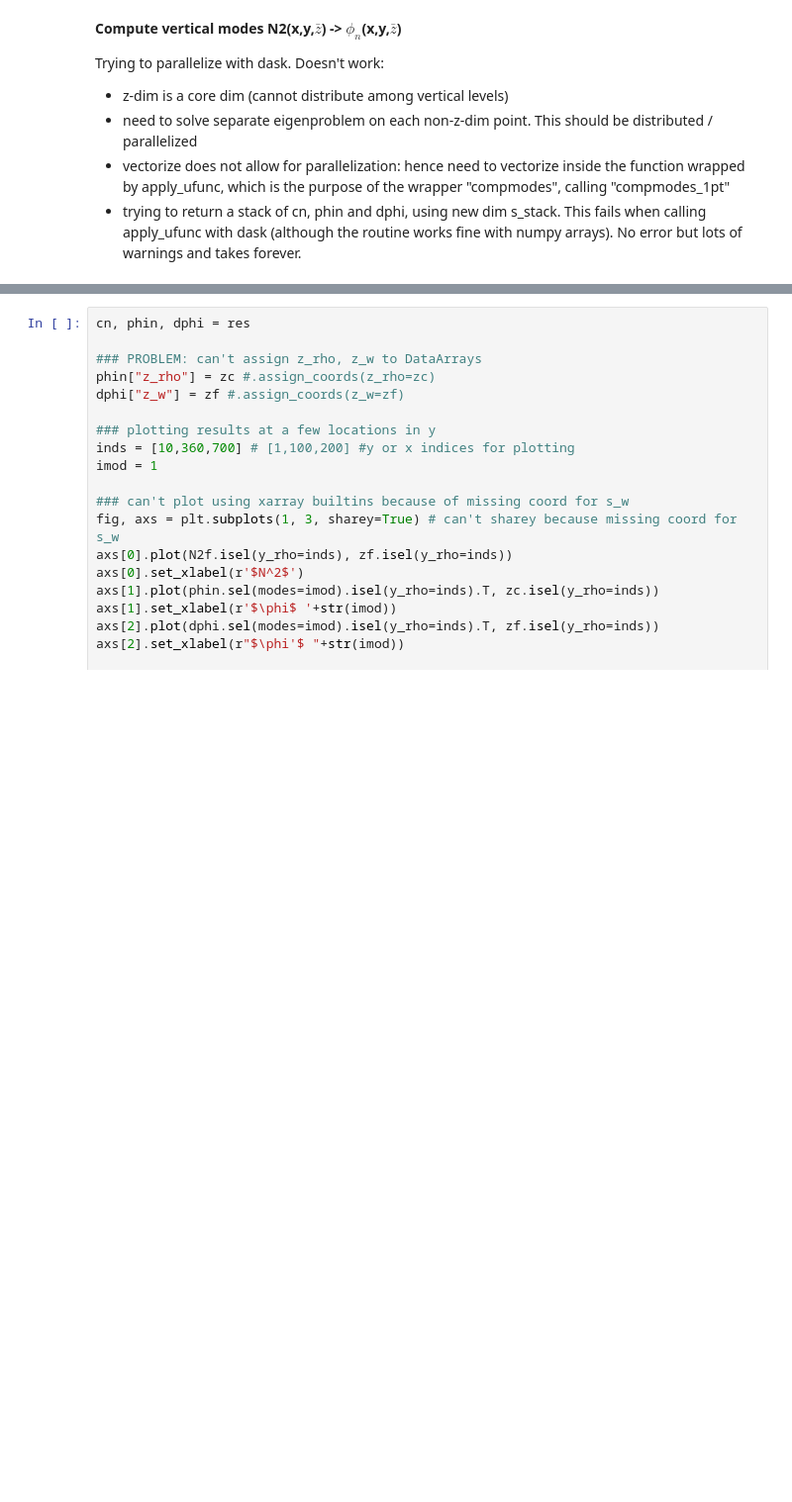
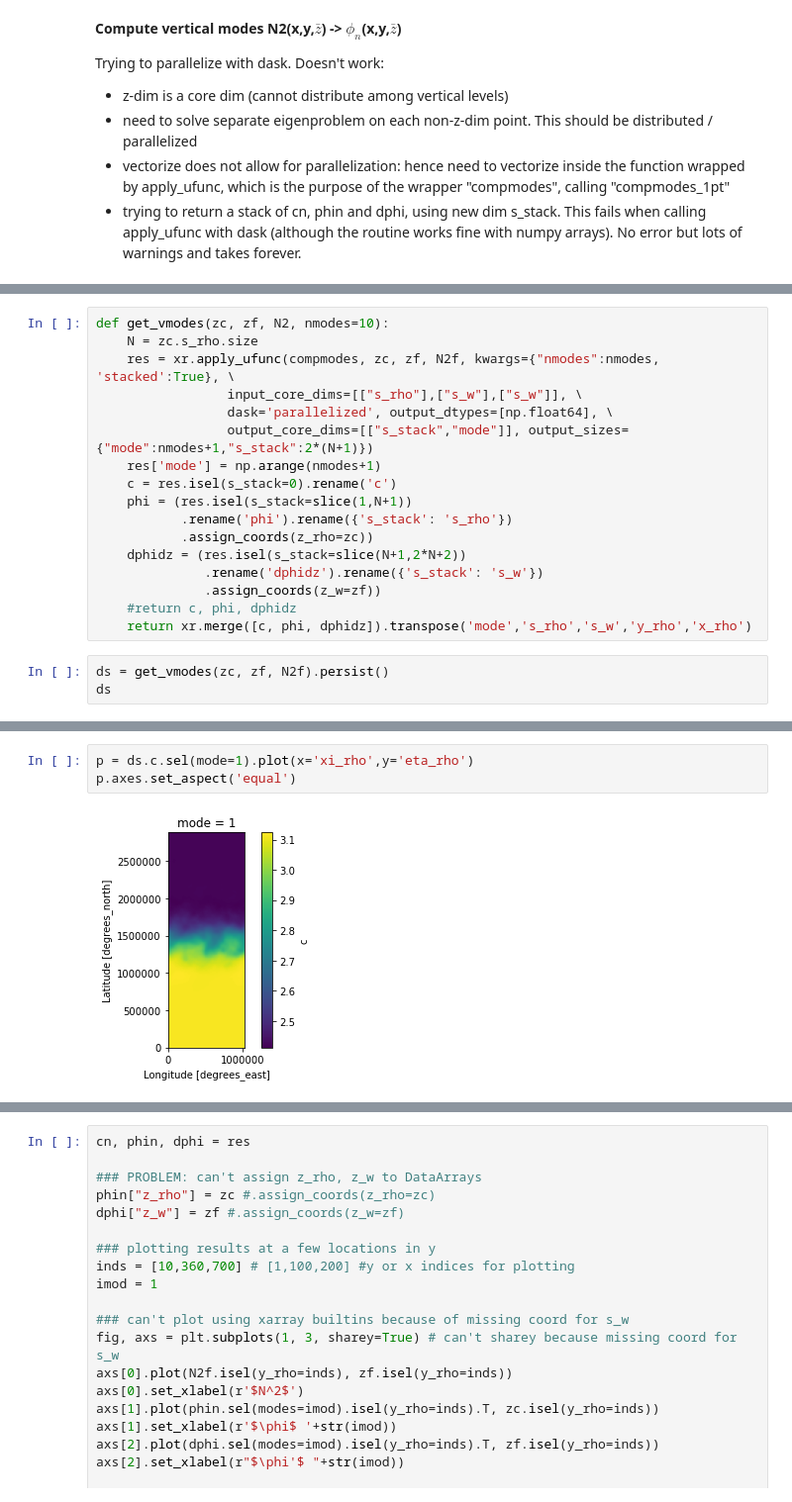
Before and after one commit to slgentil/croco, a Jupyter notebook: tutorials/proj_modes.ipynb, the cells around one changed output, grey strips where cells are left out. Shown at 99% size. Saved outputs shown, nothing was run; the diff lists cells and outputs as text; blank space fills up the shorter version.

Commit message:
vmodes should be functional now

```diff
--- a/tutorials/proj_modes.ipynb
+++ b/tutorials/proj_modes.ipynb
@@ -399,0 +376,20 @@ Wall time: 5.49 s
+# %%
+def get_vmodes(zc, zf, N2, nmodes=10):
+    N = zc.s_rho.size
+    res = xr.apply_ufunc(compmodes, zc, zf, N2f, kwargs={"nmodes":nmodes, 'stacked':True}, \
+                 input_core_dims=[["s_rho"],["s_w"],["s_w"]], \
+                 dask='parallelized', output_dtypes=[np.float64], \
+                 output_core_dims=[["s_stack","mode"]], output_sizes={"mode":nmodes+1,"s_stack":2*(N+1)})
+    res['mode'] = np.arange(nmodes+1)
+    c = res.isel(s_stack=0).rename('c')
+    phi = (res.isel(s_stack=slice(1,N+1))
+           .rename('phi').rename({'s_stack': 's_rho'})
+           .assign_coords(z_rho=zc))
+    dphidz = (res.isel(s_stack=slice(N+1,2*N+2))
+              .rename('dphidz').rename({'s_stack': 's_w'})
+              .assign_coords(z_w=zf))
+    #return c, phi, dphidz
+    return xr.merge([c, phi, dphidz]).transpose('mode','s_rho','s_w','y_rho','x_rho')
+# %%
+ds = get_vmodes(zc, zf, N2f).persist()
+ds
@@ -399,0 +412,5 @@ Wall time: 5.49 s
+# %%
+p = ds.c.sel(mode=1).plot(x='xi_rho',y='eta_rho')
+p.axes.set_aspect('equal')
+# %% [output]
+[figure, added]
```
Also changed, not shown: parts of 11 cells of this notebook, 1 other file.
